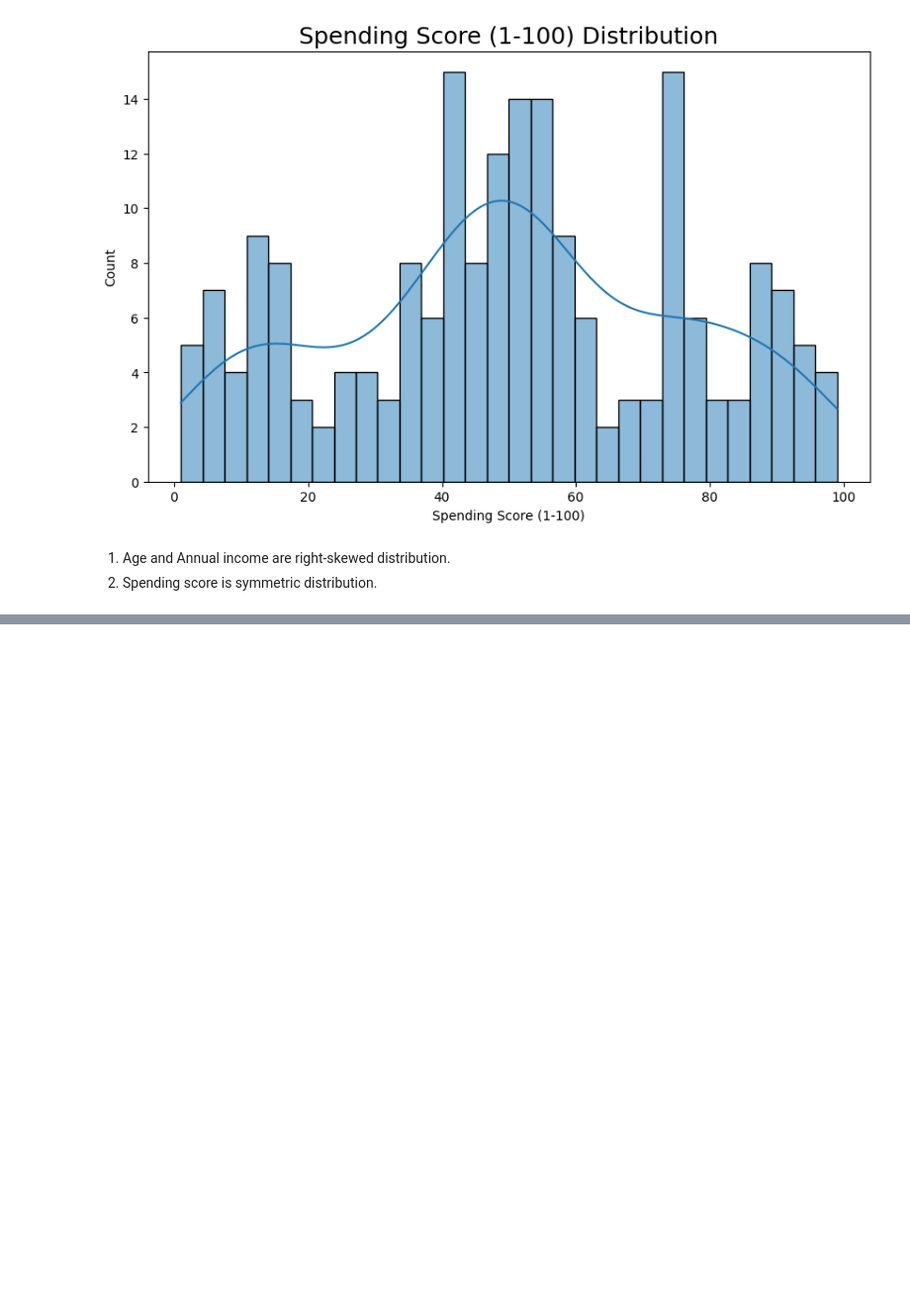
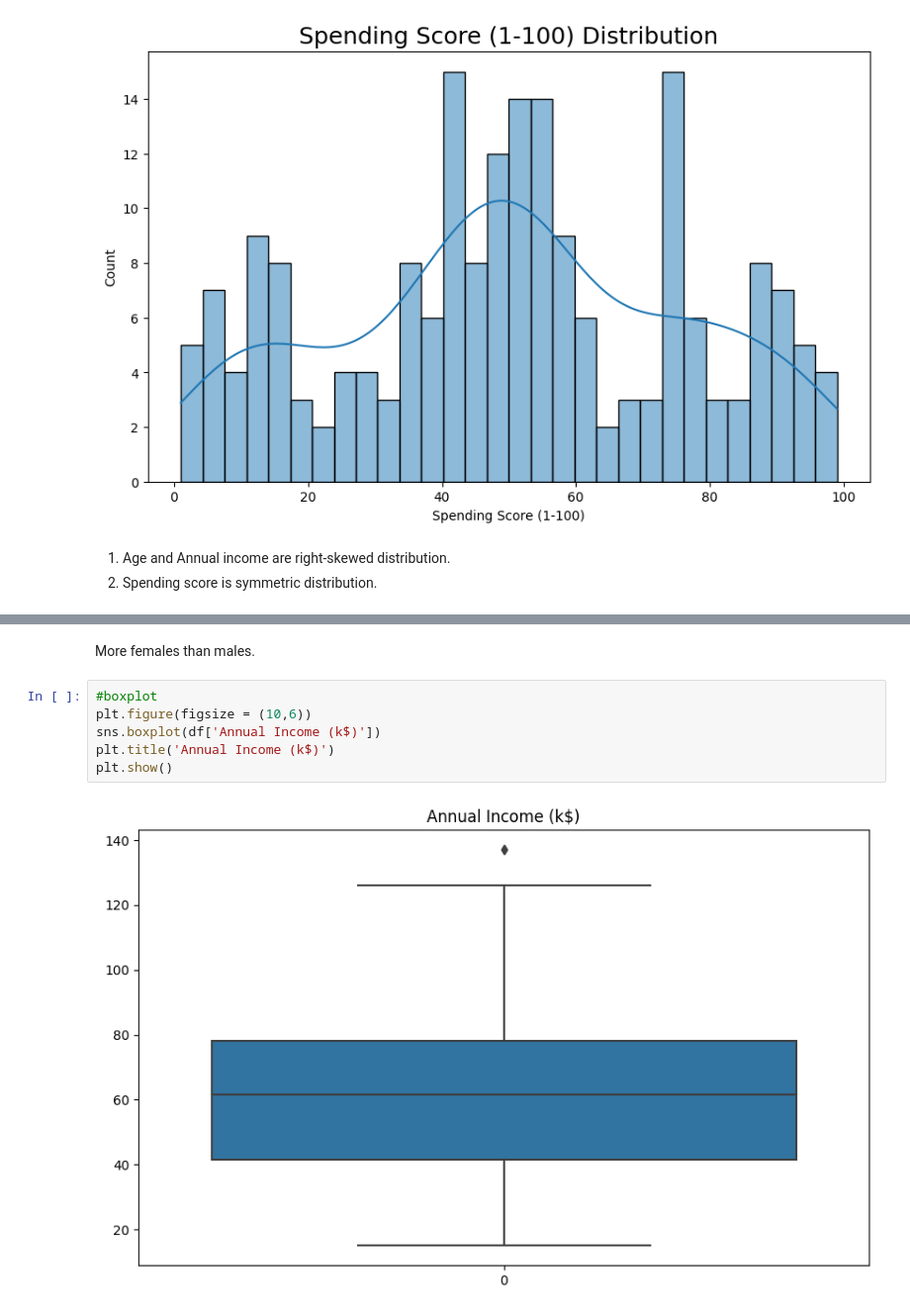
Before and after one commit to zakomayo/Customer-Segmentation, a Jupyter notebook: Customer_segmentation.ipynb, the cells around one changed output, grey strips where cells are left out. Shown at 99% size. Cells and saved outputs as stored; diff of their text form; blank space fills up the shorter version.

```diff
--- a/Customer_segmentation.ipynb
+++ b/Customer_segmentation.ipynb
@@ -137,0 +146,10 @@ plt.show()
+# %% [markdown]
+More females than males.
+# %%
+#boxplot
+plt.figure(figsize = (10,6))
+sns.boxplot(df['Annual Income (k$)'])
+plt.title('Annual Income (k$)')
+plt.show()
+# %% [output]
+[figure, added]
```
Also changed, not shown: parts of 17 cells of this notebook.
